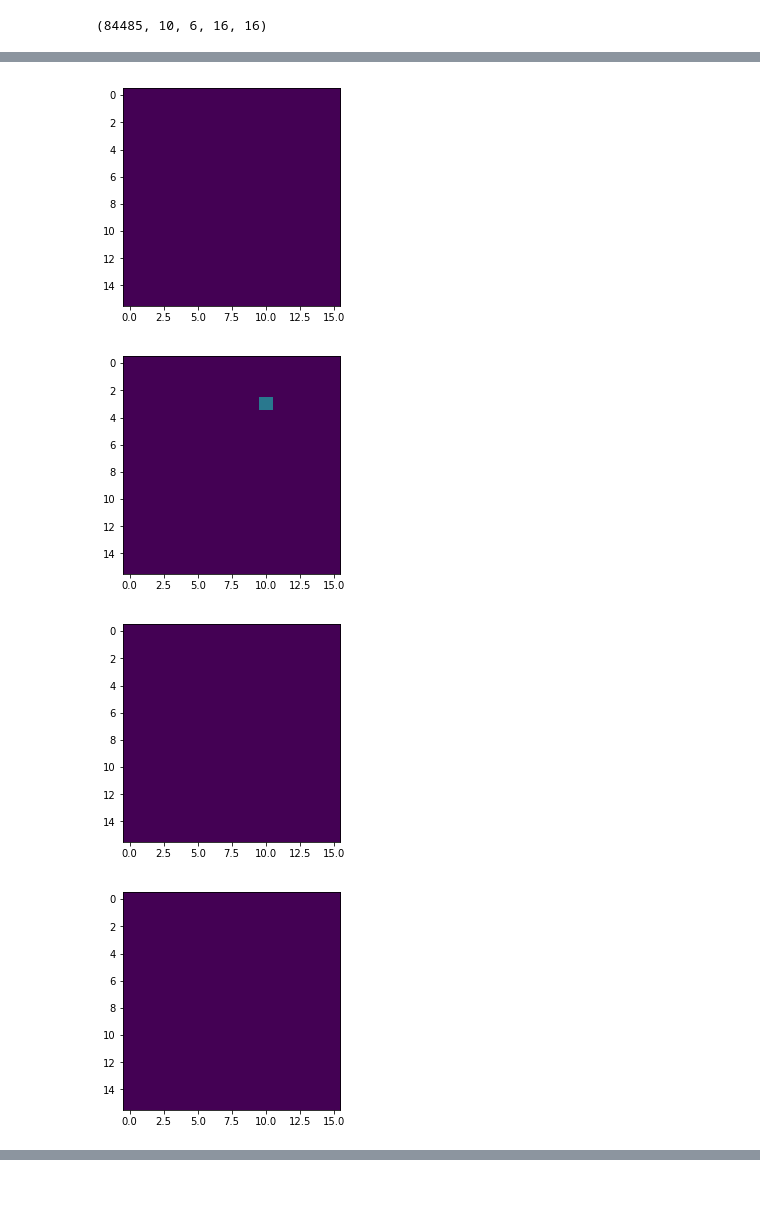
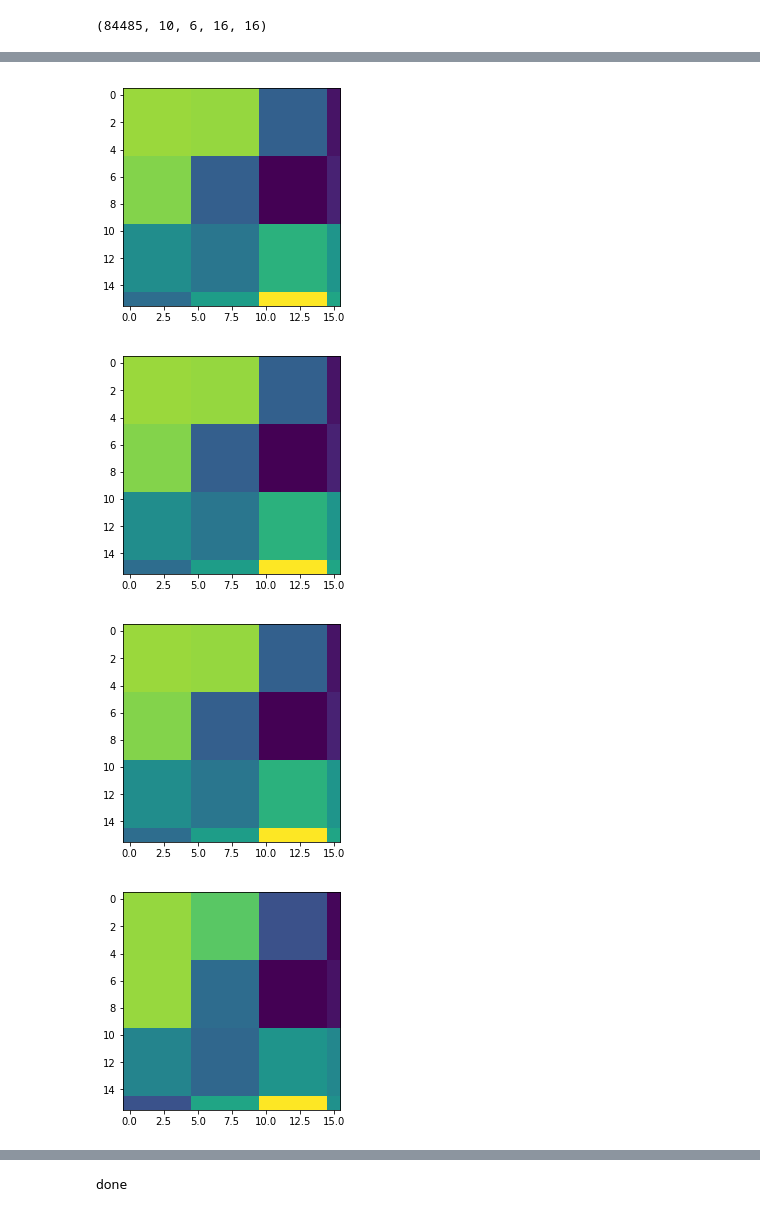
Before and after one commit to Garethlomax/acse-9-independent-research-project-Garethlomax, a Jupyter notebook: dataset_construction.ipynb, the cells around one changed output, grey strips where cells are left out. Saved outputs shown, nothing was run; the diff lists cells and outputs as text; code cells hidden in the pictures.

```diff
--- a/dataset_construction.ipynb
+++ b/dataset_construction.ipynb
@@ -640,7 +650,7 @@ Image shape is: (300, 6, 360, 720)
 
 
 
-f = h5py.File("data_prio_run_test.hdf5", 'r')
+f = h5py.File("data_prio_run_test2.hdf5", 'r')
 # %%
 f["predictor"].shape
 # %% [output]
@@ -667,11 +678,11 @@ array([[0., 0., 0., 0., 0., 0., 0., 0., 0., 0., 0., 0., 0., 0., 0., 0.],
 # %%
 f["predictor"].shape
 
 for i in range(10):
     plt.figure()
-    plt.imshow(f["predictor"][2000][i][0], vmax = 10)
+    plt.imshow(f["predictor"][21000][i][5])
 # %% [output]
-[figure, old version]
+[figure, new version]
-[figure, old version]
+[figure, new version]
-[figure, old version]
+[figure, new version]
-[figure, old version]
+[figure, new version]
@@ -687,6 +698,8 @@ k = 0
 for i in range(248580):
     k +=1
 print("done")
+# %% [output]
+done
 # %%
 # len(np.where(f["predictor"][100000][:,0] > 0)[0])
 # f["predictor"][100000][:,0]
```
Also changed, not shown: parts of 13 cells of this notebook.
